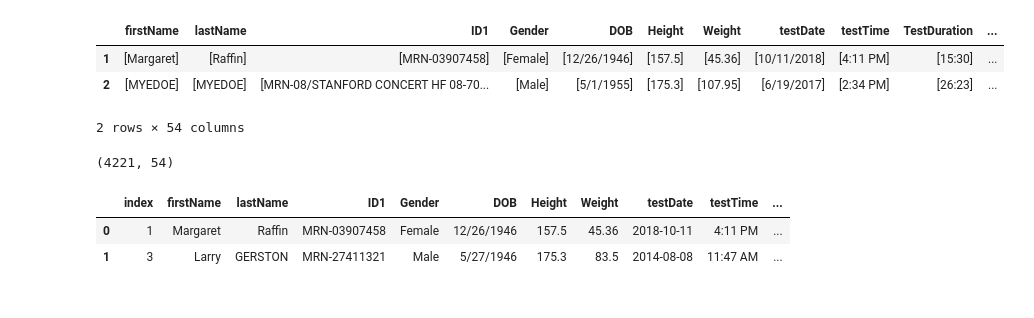
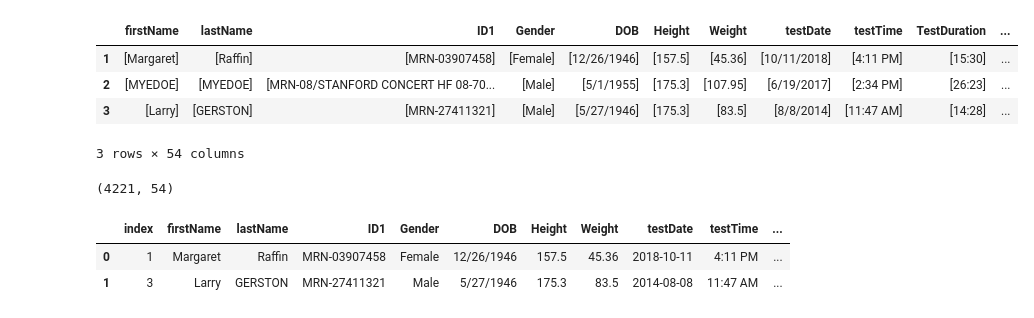
Before and after one commit to Nevineleven/CPET-AI, a Jupyter notebook: parsing.ipynb, the cells around one changed output. Drawn from its saved outputs; the diff is of its cells as text; code cells hidden in the pictures.

```diff
--- a/parsing.ipynb
+++ b/parsing.ipynb
@@ -10,12 +10,13 @@ outcomes_file = '/Users/nevinaresh/Documents/CPET Research/CPX database_outcomes
 # %%
 #reads in the data from the json file
 raw_data = pd.read_json(data_file).transpose()
-raw_data.head(2)
+raw_data.head(3)
 # %% [output]
 |  | firstName | lastName | ID1 | Gender | DOB | Height | Weight | testDate | testTime | TestDuration | ... |
 | 1 | [Margaret] | [Raffin] | [MRN-03907458] | [Female] | [12/26/1946] | [157.5] | [45.36] | [10/11/2018] | [4:11 PM] | [15:30] | ... |
 | 2 | [MYEDOE] | [MYEDOE] | [MRN-08/STANFORD CONCERT HF 08-70... | [Male] | [5/1/1955] | [175.3] | [107.95] | [6/19/2017] | [2:34 PM] | [26:23] | ... |
+| 3 | [Larry] | [GERSTON] | [MRN-27411321] | [Male] | [5/27/1946] | [175.3] | [83.5] | [8/8/2014] | [11:47 AM] | [14:28] | ... |
-2 rows × 54 columns
+3 rows × 54 columns
 # %%
 raw_data.shape
 # %% [output]
```
Also changed, not shown: parts of 20 cells of this notebook, 2 other files.
